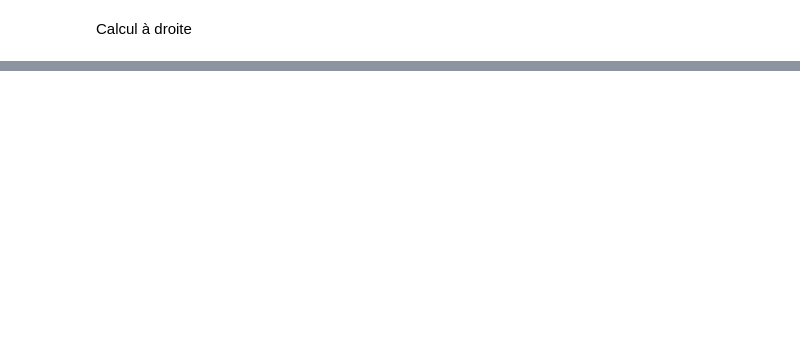
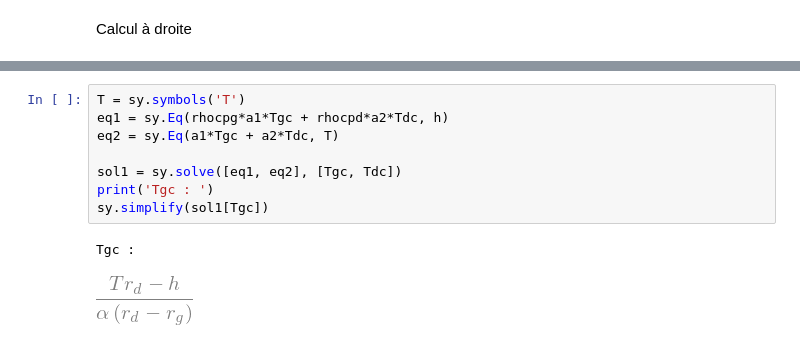
Before and after one commit to cea-trust-platform/FluidDyn, a Jupyter notebook: etudes/Calcul_T1_T2.ipynb, the cells around one changed output, grey strips where cells are left out. Saved outputs shown, nothing was run; the diff lists cells and outputs as text; blank space fills up the shorter version.

```diff
--- a/etudes/Calcul_T1_T2.ipynb
+++ b/etudes/Calcul_T1_T2.ipynb
@@ -83,0 +111,11 @@ print(aint[0])
+# %%
+T = sy.symbols('T')
+eq1 = sy.Eq(rhocpg*a1*Tgc + rhocpd*a2*Tdc, h)
+eq2 = sy.Eq(a1*Tgc + a2*Tdc, T)
+
+sol1 = sy.solve([eq1, eq2], [Tgc, Tdc])
+print('Tgc : ')
+sy.simplify(sol1[Tgc])
+# %% [output]
+Tgc :
+[figure, added]
```
Also changed, not shown: parts of 10 cells of this notebook, 3 other files.
